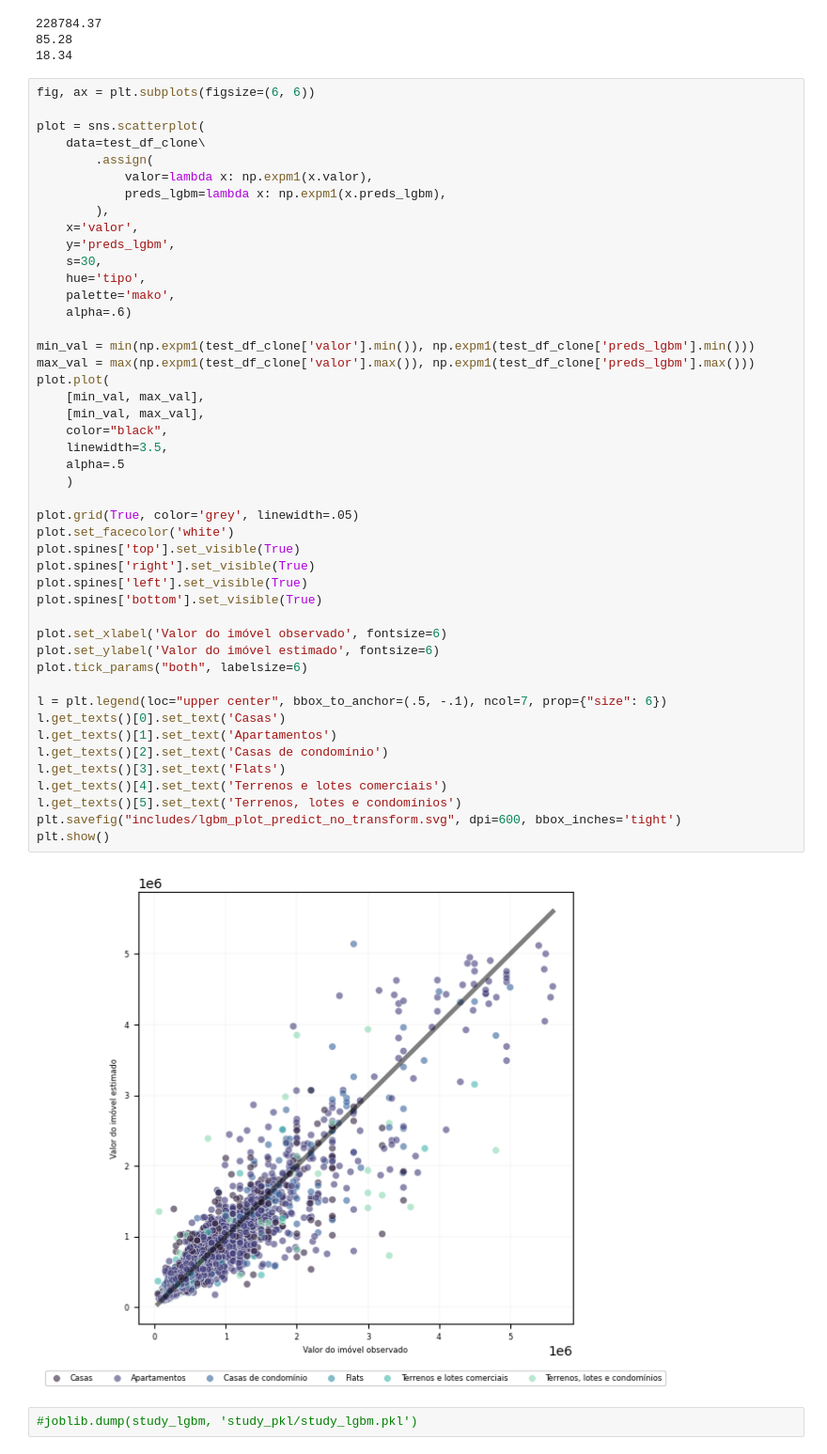
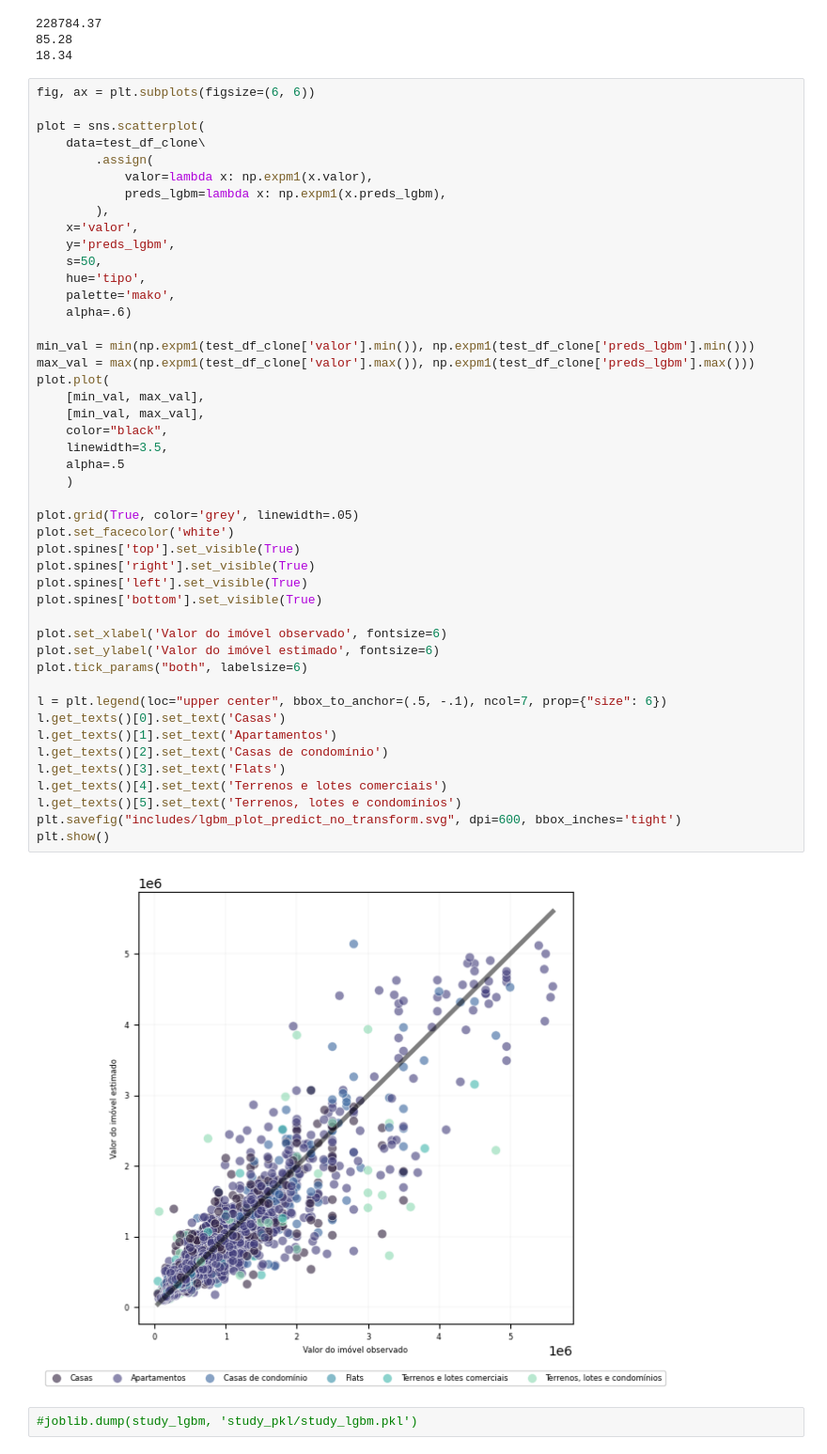
Before and after one commit to cowvin0/tcc_realestate, a Jupyter notebook: tcc_escrita/modeling.ipynb, the cells around one changed output. Shown at 94% size. Cells and saved outputs as stored; diff of their text form.

```diff
--- a/tcc_escrita/modeling.ipynb
+++ b/tcc_escrita/modeling.ipynb
@@ -611,7 +624,7 @@ plot = sns.scatterplot(
         ),
     x='valor',
     y='preds_lgbm',
-    s=30,
+    s=50,
     hue='tipo',
     palette='mako',
     alpha=.6)
@@ -620,34 +633,34 @@ min_val = min(np.expm1(test_df_clone['valor'].min()), np.expm1(test_df_clone['pr
 max_val = max(np.expm1(test_df_clone['valor'].max()), np.expm1(test_df_clone['preds_lgbm'].max()))
 plot.plot(
     [min_val, max_val],
     [min_val, max_val],
     color="black",
     linewidth=3.5,
     alpha=.5
     )
 
 plot.grid(True, color='grey', linewidth=.05)
 plot.set_facecolor('white')
 plot.spines['top'].set_visible(True)
 plot.spines['right'].set_visible(True)
 plot.spines['left'].set_visible(True)
 plot.spines['bottom'].set_visible(True)
 
 plot.set_xlabel('Valor do imóvel observado', fontsize=6)
 plot.set_ylabel('Valor do imóvel estimado', fontsize=6)
 plot.tick_params("both", labelsize=6)
 
 l = plt.legend(loc="upper center", bbox_to_anchor=(.5, -.1), ncol=7, prop={"size": 6})
 l.get_texts()[0].set_text('Casas')
 l.get_texts()[1].set_text('Apartamentos')
 l.get_texts()[2].set_text('Casas de condomínio')
 l.get_texts()[3].set_text('Flats')
 l.get_texts()[4].set_text('Terrenos e lotes comerciais')
 l.get_texts()[5].set_text('Terrenos, lotes e condomínios')
 plt.savefig("includes/lgbm_plot_predict_no_transform.svg", dpi=600, bbox_inches='tight')
 plt.show()
 # %% [output]
-[figure, old version]
+[figure, new version]
 # %%
 #joblib.dump(study_lgbm, 'study_pkl/study_lgbm.pkl')
 # %% [markdown]
```
Also changed, not shown: parts of 13 cells of this notebook, 39 other files.
